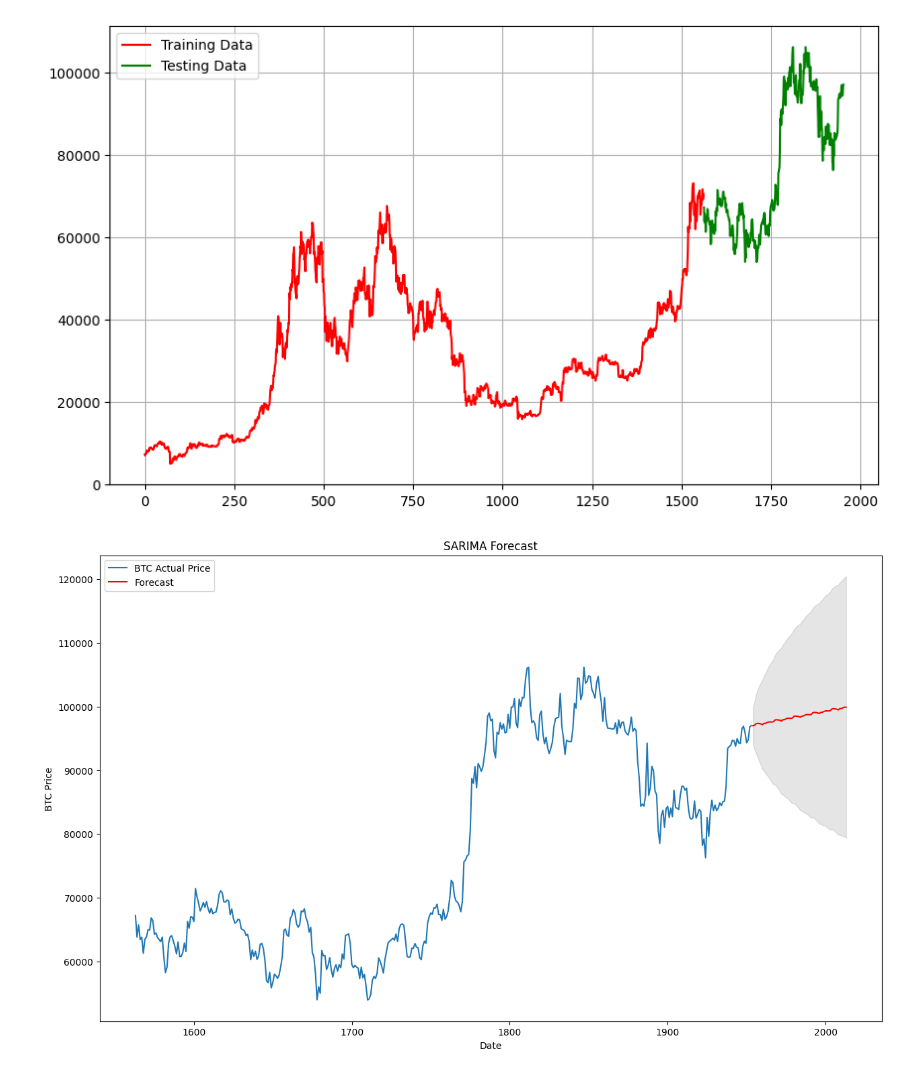
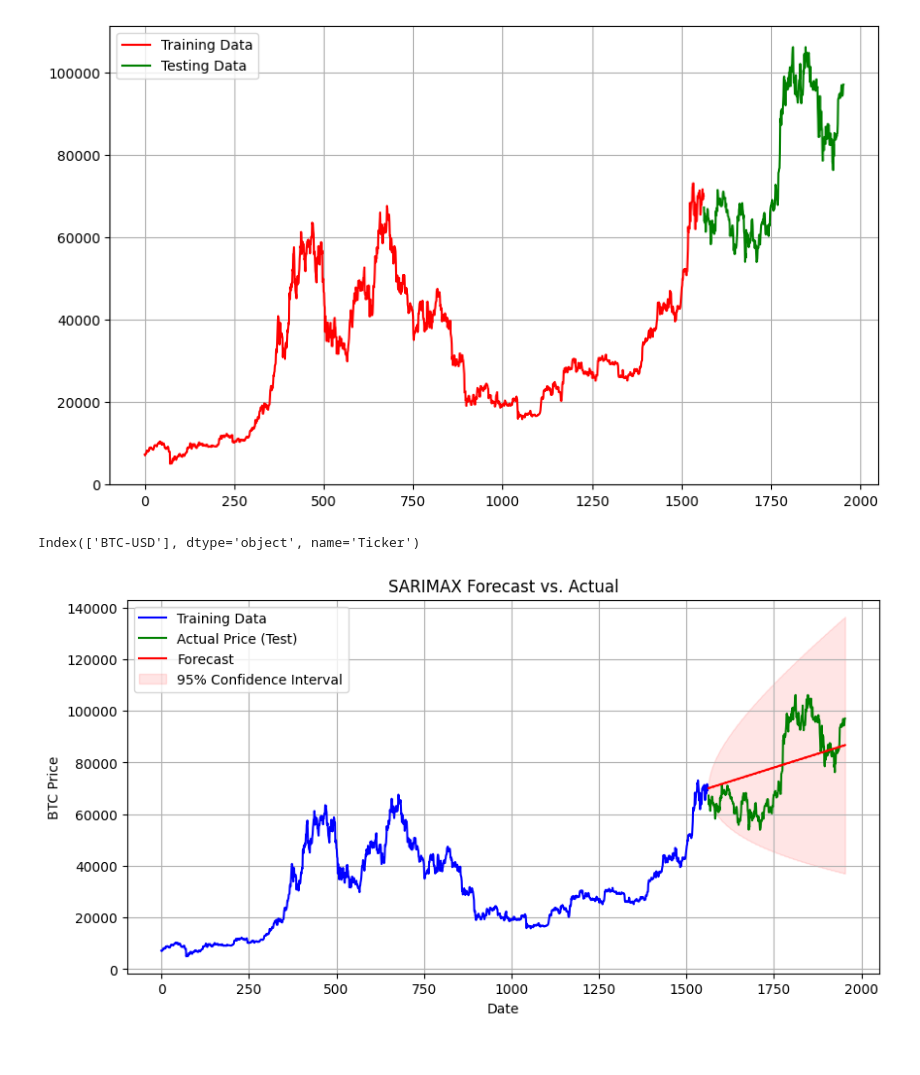
Before and after one commit to 16Br04/Time-Series-Forcasting, a Jupyter notebook: chapter_appendix-tools-for-deep-learning/jupyter.ipynb, the cells around one changed output. Drawn from its saved outputs; the diff is of its cells as text; code cells hidden in the pictures.

```diff
--- a/chapter_appendix-tools-for-deep-learning/jupyter.ipynb
+++ b/chapter_appendix-tools-for-deep-learning/jupyter.ipynb
@@ -147,4 +144,4 @@ n_test_observations = len(testing_data)
 # %%
 # Define and fit the SARIMAX model
-model = SARIMAX(testing_data, order=(0,1,1), seasonal_order=(0,1,1,12))# instread of procenssing intire data only the testing data is process
-model_fit = model.fit()
+model = SARIMAX(training_data, order=(0,1,1), seasonal_order=(0,1,1,12))# instread of procenssing intire data only the testing data is process
+model_fit = model.fit(disp=False)
@@ -152,22 +161,31 @@ model_fit = model.fit()
 # Generate future forecasts and their confidence intervals
 forecast = model_fit.get_forecast(steps=60)
 forecast_ci = forecast.conf_int()
+# %%
+print(testing_data.columns)
+# %% [output]
+Index(['BTC-USD'], dtype='object', name='Ticker')
 # %%
+# Create a date index for the forecast results
+forecast.index = testing_data.index
+forecast_ci.index = testing_data.index
+
 # Plot the actual prices and the forecast with confidence intervals
-plt.figure(figsize=(15,9))
+plt.figure(figsize=(10,5))
 plt.grid(True)
 
-plt.plot(testing_data, label='BTC Actual Price')
-forecast.predicted_mean.plot(label='Forecast', color='Red')
-plt.fill_between(forecast_ci.index, forecast_ci.iloc[:, 0], forecast_ci.iloc[:, 1], color='k', alpha=0.1)
+plt.plot(training_data.index, training_data, color='blue', label='Training Data')
+plt.plot(testing_data.index, testing_data, color='green', label='Actual Price (Test)')
+plt.plot(forecast.index, forecast, color='red', label='Forecast')
+plt.fill_between(forecast_ci.index, forecast_ci.iloc[:, 0], forecast_ci.iloc[:, 1], color='red', alpha=0.1, label='95% Confidence Interval')
 
 plt.xlabel('Date')
 plt.ylabel('BTC Price')
-plt.title('SARIMA Forecast')
+plt.title('SARIMAX Forecast vs. Actual')
 plt.legend()
 plt.show()
 # %% [output]
-[figure, old version]
+[figure, new version]
 # %%
 #getting the summarry about the model
 print(model_fit.summary())
```
Also changed, not shown: parts of 3 cells of this notebook.
